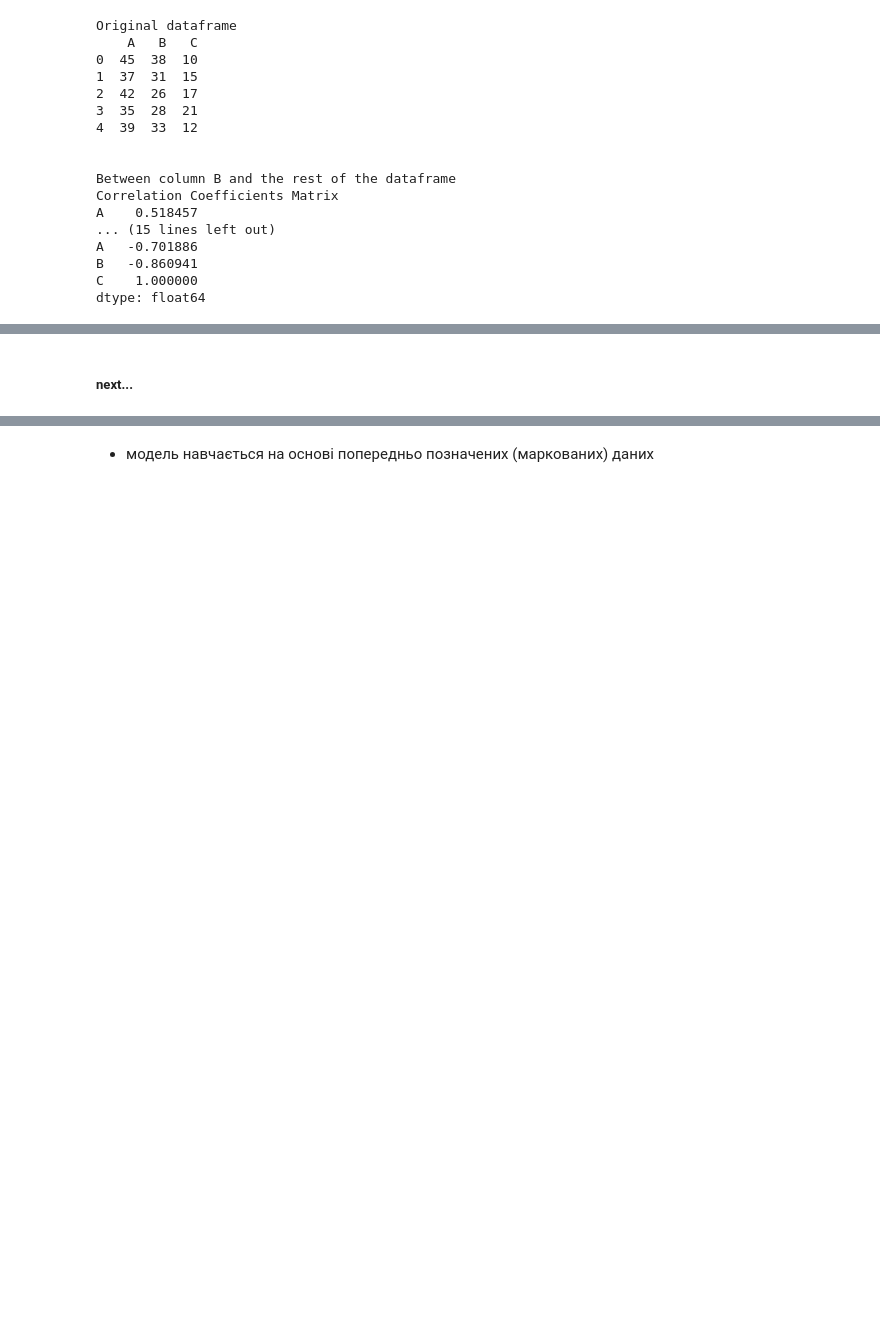
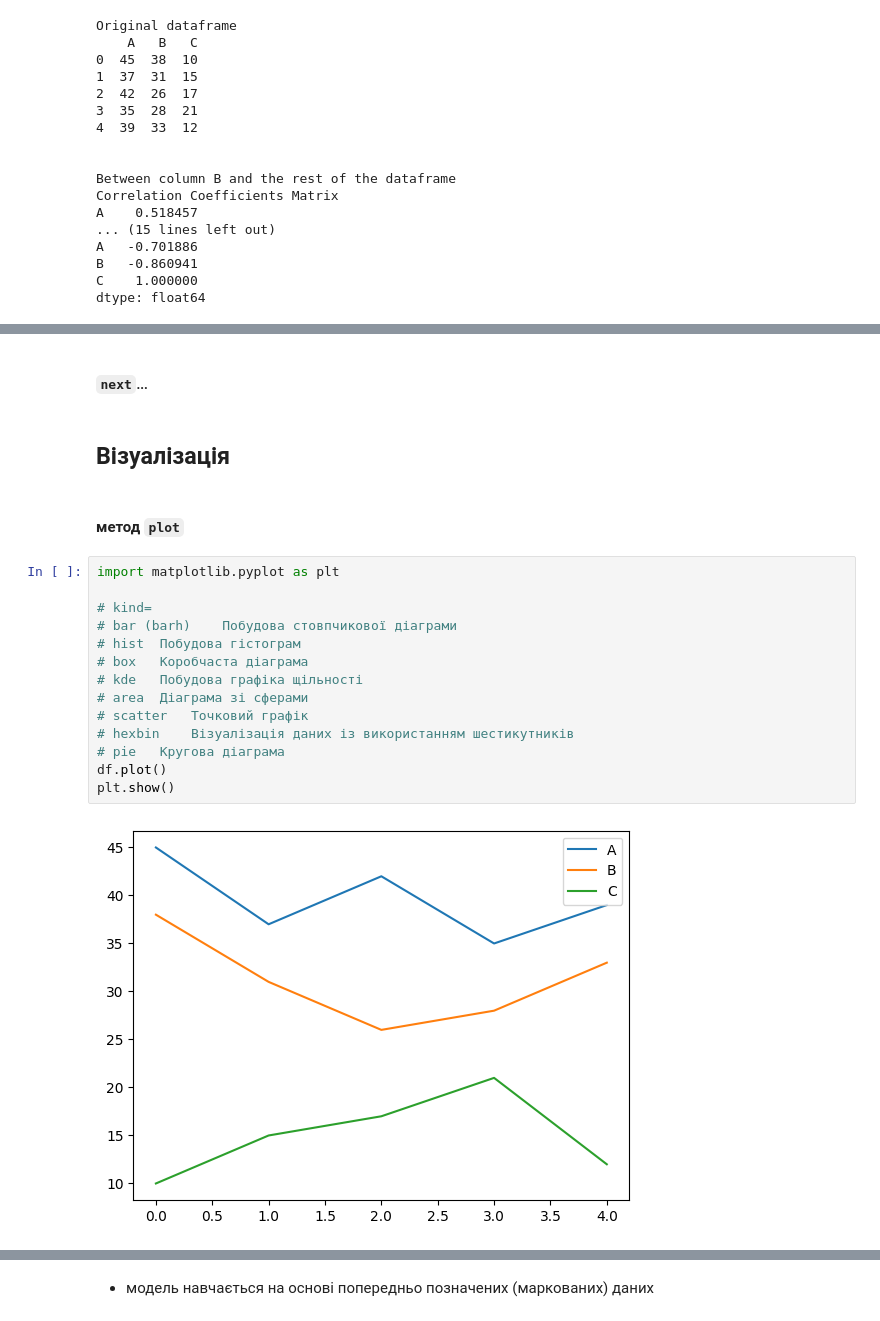
Before and after one commit to DenysTantsiura/datas, a Jupyter notebook: helps/datascience.ipynb, the cells around one changed output, grey strips where cells are left out. Cells and saved outputs as stored; diff of their text form; blank space fills up the shorter version.

```diff
--- a/helps/datascience.ipynb
+++ b/helps/datascience.ipynb
@@ -185,2 +342,22 @@ dtype: float64
 # %% [markdown]
-##### next...
+##### `next`...
+# %% [markdown]
+## Візуалізація
+# %% [markdown]
+#### метод `plot`
+# %%
+import matplotlib.pyplot as plt
+
+# kind=
+# bar (barh)	Побудова стовпчикової діаграми
+# hist	Побудова гістограм
+# box	Коробчаста діаграма
+# kde	Побудова графіка щільності
+# area	Діаграма зі сферами
+# scatter	Точковий графік
+# hexbin	Візуалізація даних із використанням шестикутників
+# pie	Кругова діаграма
+df.plot()
+plt.show()
+# %% [output]
+[figure, added]
```
Also changed, not shown: parts of 38 cells of this notebook.
